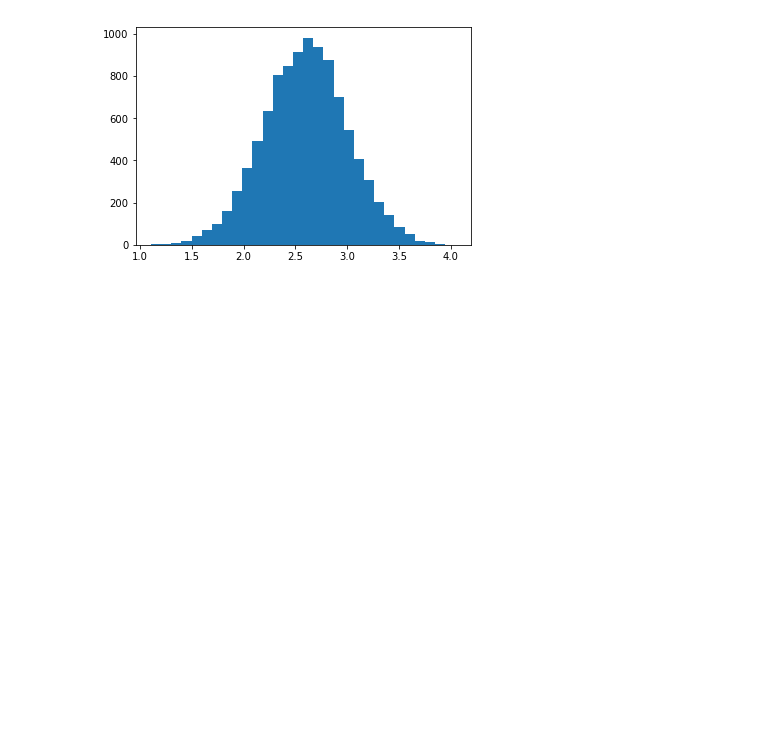
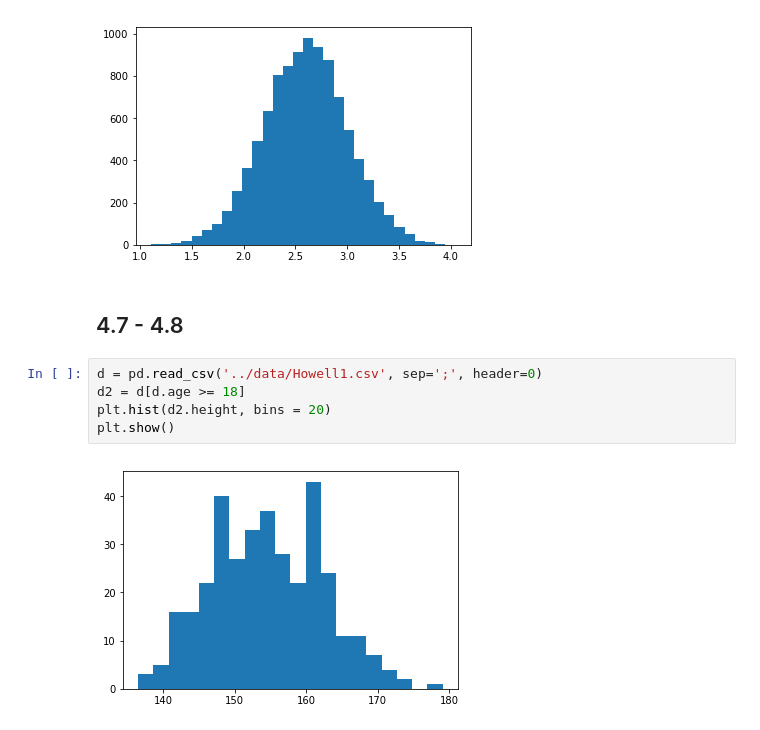
Before and after one commit to efcaguab/statistical-rethinking, a Jupyter notebook: learning-code/chapter-4-code.ipynb, the cells around one changed output. Drawn from its saved outputs; the diff is of its cells as text; blank space fills up the shorter version.

```diff
--- a/learning-code/chapter-4-code.ipynb
+++ b/learning-code/chapter-4-code.ipynb
@@ -60,3 +62,12 @@ plt.hist(logbig, bins = 30)
 plt.show()
 # %% [output]
 [figure]
+# %% [markdown]
+## 4.7 - 4.8
+# %%
+d = pd.read_csv('../data/Howell1.csv', sep=';', header=0)
+d2 = d[d.age >= 18]
+plt.hist(d2.height, bins = 20)
+plt.show()
+# %% [output]
+[figure, added]
```
Also changed, not shown: parts of 17 cells of this notebook, 15 other files.
